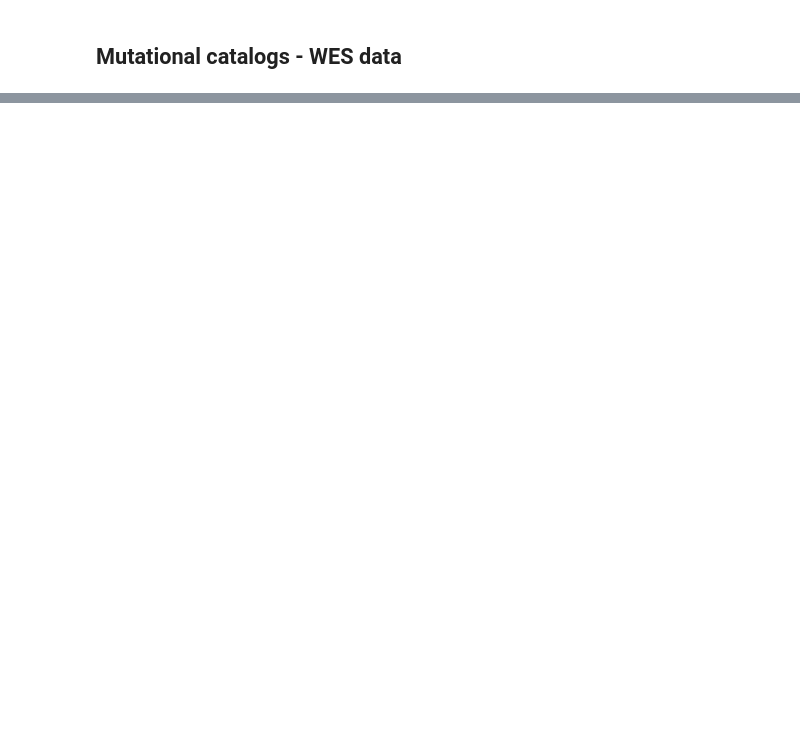
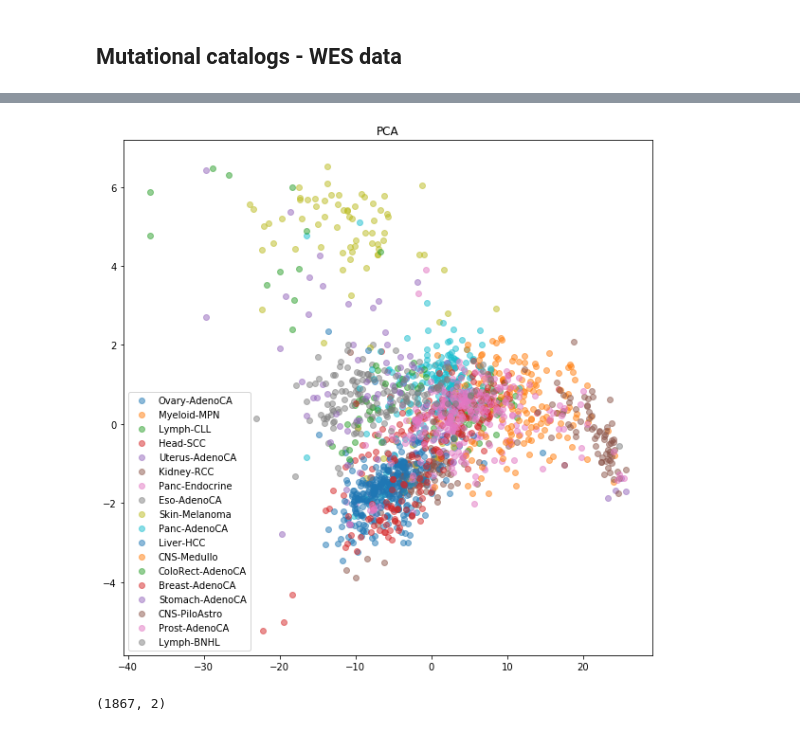
Before and after one commit to dovydask/MLMB-project, a Jupyter notebook: MachineLearning_inMolecularBiology2020_GroupProject.ipynb, the cells around one changed output, grey strips where cells are left out. Saved outputs shown, nothing was run; the diff lists cells and outputs as text; code cells hidden in the pictures; blank space fills up the shorter version.

```diff
--- a/MachineLearning_inMolecularBiology2020_GroupProject.ipynb
+++ b/MachineLearning_inMolecularBiology2020_GroupProject.ipynb
@@ -549,0 +313,32 @@ def SVM(X_train, X_test, y_train, y_test, C, gamma):
+# %%
+class PCAEmbedding:
+    def __init__(self, X, m):
+        self.X = X
+        self.m = m
+        self.n = self.X.shape[0]
+        C = self.X.T @ self.X / self.n
+        self.u, self.s, self.vh = np.linalg.svd(C, full_matrices = True)
+    def embed(self, X, m = None):
+        return X @ self.u[:, :(self.m if m == None else m)]
+    @staticmethod
+    def embed_X(X, m):
+        pca = PCAEmbedding(X, m)
+        return pca, pca.embed(X)
+# %%
+pca, Xs = PCAEmbedding.embed_X(t1tn.X, 2)
+plt.figure(figsize = [10, 10])
+for name in set(t1tn.Y):
+    I = t1tn.Y == name
+    plt.scatter(Xs[I][:, 0], Xs[I][:, 1], alpha=0.5, label = name)
+plt.legend()
+plt.title("PCA")
+plt.show()
+# %% [output]
+[figure, added]
+# %%
+X = t1tn.X
+Y = t1tn.Y
+X_embedded = sklearn.manifold.TSNE(n_components=2).fit_transform(X)
+print(X_embedded.shape)
+# %% [output]
+(1867, 2)
```
Also changed, not shown: parts of 55 cells of this notebook.
